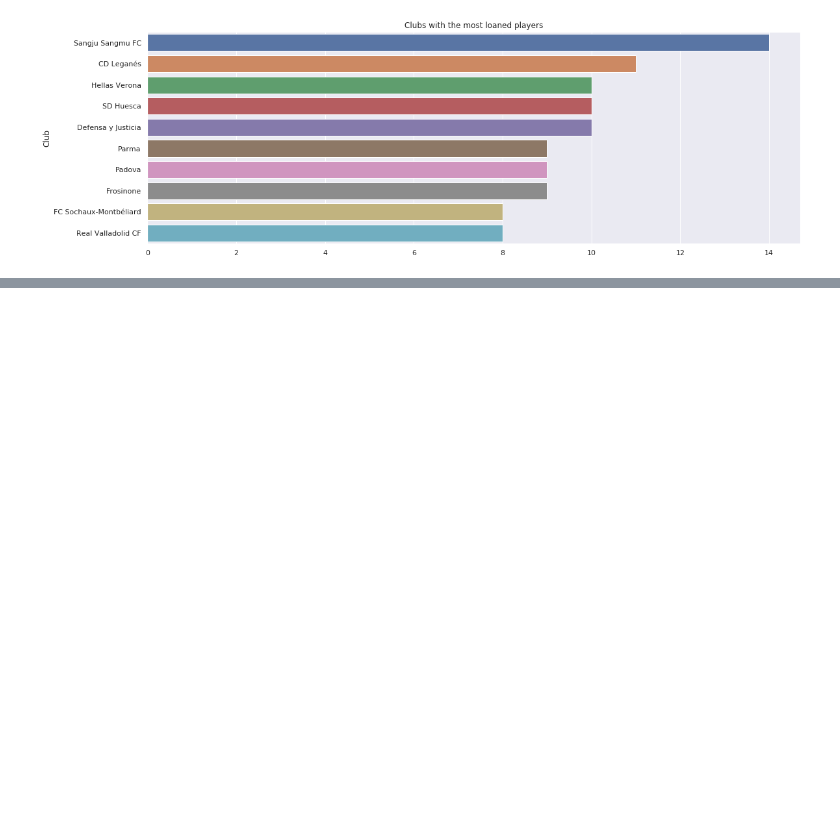
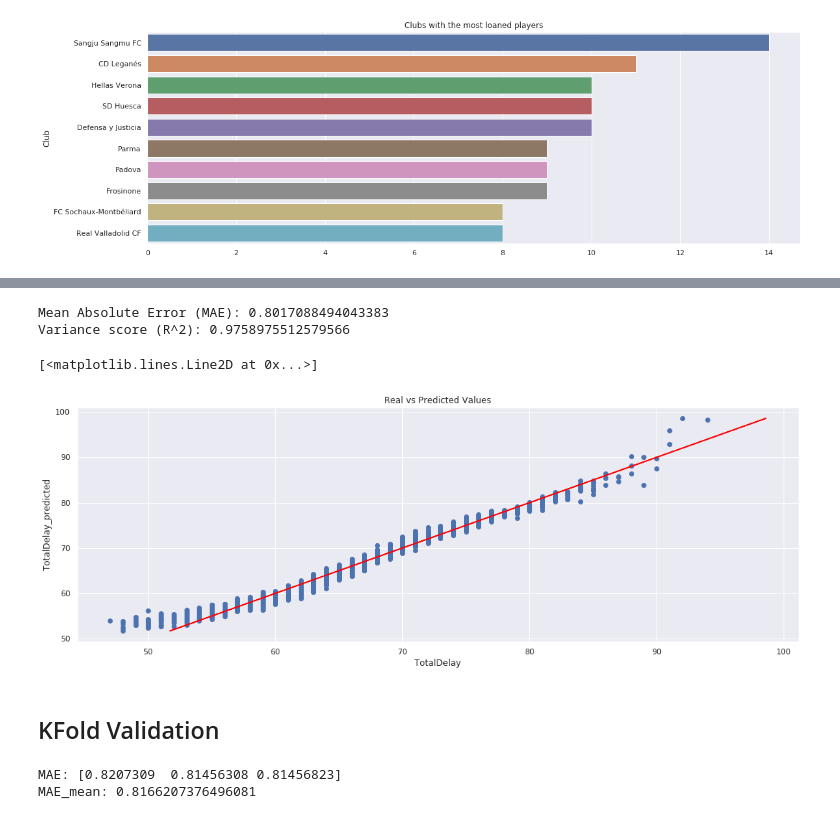
Before and after one commit to selmabensaid/FIFA-2019-players-analysis, a Jupyter notebook: Fifa19_analysis.ipynb, the cells around one changed output, grey strips where cells are left out. Saved outputs shown, nothing was run; the diff lists cells and outputs as text; code cells hidden in the pictures; blank space fills up the shorter version.

```diff
--- a/Fifa19_analysis.ipynb
+++ b/Fifa19_analysis.ipynb
@@ -269,0 +290,15 @@ TypeError: ufunc 'isnan' not supported for the input types, and the inputs could
+# %%
+numerics = ['int16', 'int32', 'int64', 'float16', 'float32', 'float64']
+
+numeric_cols = df.select_dtypes(include=numerics)
+numeric_cols=numeric_cols.dropna(how='any')
+excluded_variables=['Overall', 'GKDiving', 'GKHandling', 'GKKicking', 'GKReflexes']
+X=numeric_cols.drop(excluded_variables, axis=1)
+Y=numeric_cols['Overall']
+# %%
+from sklearn.preprocessing import StandardScaler
+
+ss = StandardScaler()
+
+X = ss.fit_transform(X)
+X[1]
@@ -269,0 +315,8 @@ TypeError: ufunc 'isnan' not supported for the input types, and the inputs could
+# %%
+from sklearn.model_selection import train_test_split
+
+# create training and testing vars
+X_train, X_test, Y_train, Y_test = train_test_split(X, Y, test_size=0.2) #0.3
+
+print(X_train.shape, Y_train.shape)
+print(X_test.shape, Y_test.shape)
@@ -269,0 +328,6 @@ TypeError: ufunc 'isnan' not supported for the input types, and the inputs could
+# %%
+from sklearn.linear_model import LinearRegression
+
+lr = LinearRegression()
+
+lr.fit(X_train, Y_train)
@@ -269,0 +350,34 @@ TypeError: ufunc 'isnan' not supported for the input types, and the inputs could
+# %%
+from sklearn.metrics import mean_absolute_error, r2_score
+
+Y_pred = lr.predict(X_test)
+
+print('Mean Absolute Error (MAE): {}'.format(mean_absolute_error(Y_test, Y_pred)))
+print('Variance score (R^2): {}'.format(r2_score(Y_test, Y_pred)))
+
+plt.title('Real vs Predicted Values')
+plt.xlabel('TotalDelay')
+plt.ylabel('TotalDelay_predicted')
+
+plt.scatter(Y_test, Y_pred)
+plt.plot(Y_pred, Y_pred, color='red')
+# %% [output]
+Mean Absolute Error (MAE): 0.8017088494043383
+Variance score (R^2): 0.9758975512579566
+[<matplotlib.lines.Line2D at 0x...>]
+[figure, added]
+# %% [markdown]
+## KFold Validation
+# %%
+from sklearn.model_selection import cross_val_score, KFold
+
+n_folds = 10
+kf = KFold(shuffle=True)
+
+scores = cross_val_score(lr, X_test, Y_test, scoring="neg_mean_absolute_error", cv=kf)
+
+print('MAE: {}'.format(-scores))
+print('MAE_mean: {}'.format(-scores.mean()))
+# %% [output]
+MAE: [0.8207309  0.81456308 0.81456823]
+MAE_mean: 0.8166207376496081
```
Also changed, not shown: parts of 8 cells of this notebook.
